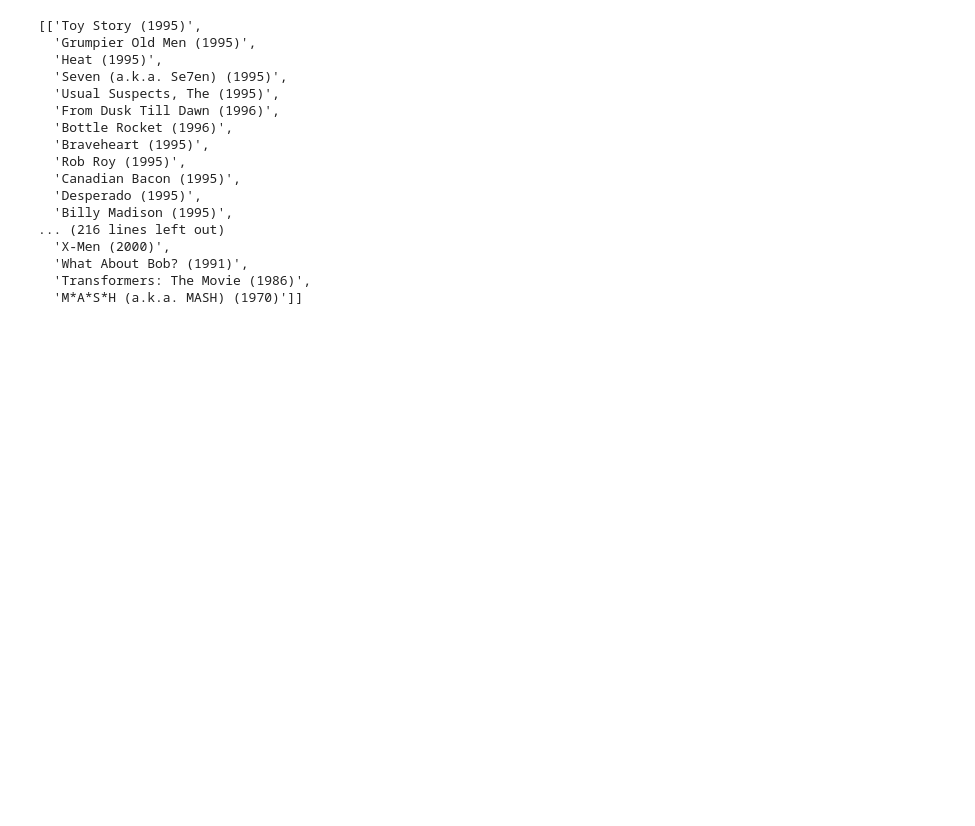
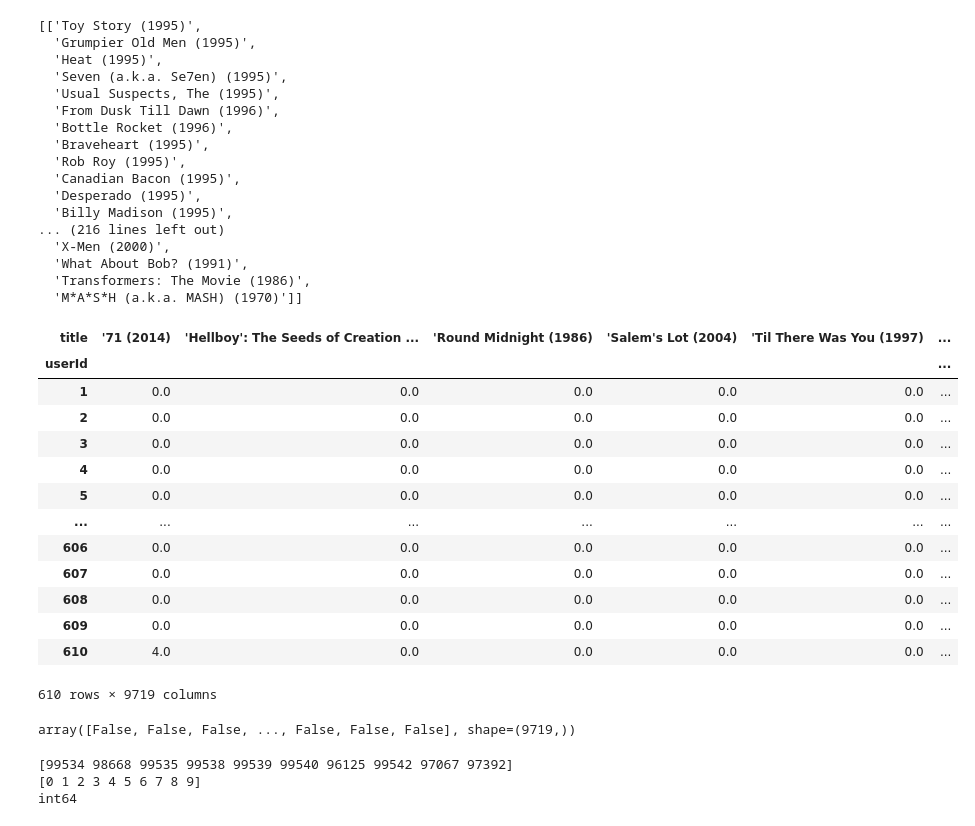
Before and after one commit to gradanii/content-based-filtering, a Jupyter notebook: misc_outputs/filtering.ipynb, the cells around one changed output. Drawn from its saved outputs; the diff is of its cells as text; code cells hidden in the pictures; blank space fills up the shorter version.

Commit message:
Finished the recommender, now recommends movies for a given user in the dataset

```diff
--- a/filtering.ipynb
+++ b/misc_outputs/filtering.ipynb
@@ -155,6 +156,7 @@ print(df.head())
 from torchvision.transforms.functional import to_tensor
 
 useritem_matrix = df.pivot_table(index='userId', columns='title', values='rating', fill_value=0)
+users_movies = useritem_matrix.copy()
 useritem_matrix = useritem_matrix.to_numpy()
 useritem_tensor = to_tensor(useritem_matrix)
 useritem_tensor.shape
@@ -313,3 +313,39 @@ user_rated_movies
   'What About Bob? (1991)',
   'Transformers: The Movie (1986)',
   'M*A*S*H (a.k.a. MASH) (1970)']]
+# %%
+import numpy as np
+
+user_movies = [i for sublist in user_rated_movies for i in sublist]
+
+users_movies
+# %% [output]
+| title | '71 (2014) | 'Hellboy': The Seeds of Creation ... | 'Round Midnight (1986) | 'Salem's Lot (2004) | 'Til There Was You (1997) | ... |
+| userId |  |  |  |  |  | ... |
+| 1 | 0.0 | 0.0 | 0.0 | 0.0 | 0.0 | ... |
+| 2 | 0.0 | 0.0 | 0.0 | 0.0 | 0.0 | ... |
+| 3 | 0.0 | 0.0 | 0.0 | 0.0 | 0.0 | ... |
+| 4 | 0.0 | 0.0 | 0.0 | 0.0 | 0.0 | ... |
+| 5 | 0.0 | 0.0 | 0.0 | 0.0 | 0.0 | ... |
+| ... | ... | ... | ... | ... | ... | ... |
+| 606 | 0.0 | 0.0 | 0.0 | 0.0 | 0.0 | ... |
+| 607 | 0.0 | 0.0 | 0.0 | 0.0 | 0.0 | ... |
+| 608 | 0.0 | 0.0 | 0.0 | 0.0 | 0.0 | ... |
+| 609 | 0.0 | 0.0 | 0.0 | 0.0 | 0.0 | ... |
+| 610 | 4.0 | 0.0 | 0.0 | 0.0 | 0.0 | ... |
+610 rows × 9719 columns
+# %%
+svd_matrix_2d = svd_matrix_tk.squeeze(0)
+all_movie_indices = np.arange(svd_matrix_2d.shape[1])
+not_rated = np.isin(all_movie_indices, user_rated_indices)
+not_rated
+# %% [output]
+array([False, False, False, ..., False, False, False], shape=(9719,))
+# %%
+print(user_rated_indices[:10])       # Should show numeric indices
+print(all_movie_indices[:10])        # Should match the same range
+print(user_rated_indices.dtype)      # Should be int32 or int64
+# %% [output]
+[99534 98668 99535 99538 99539 99540 96125 99542 97067 97392]
+[0 1 2 3 4 5 6 7 8 9]
+int64
```
Also changed, not shown: parts of 6 cells of this notebook, 5 other files.
